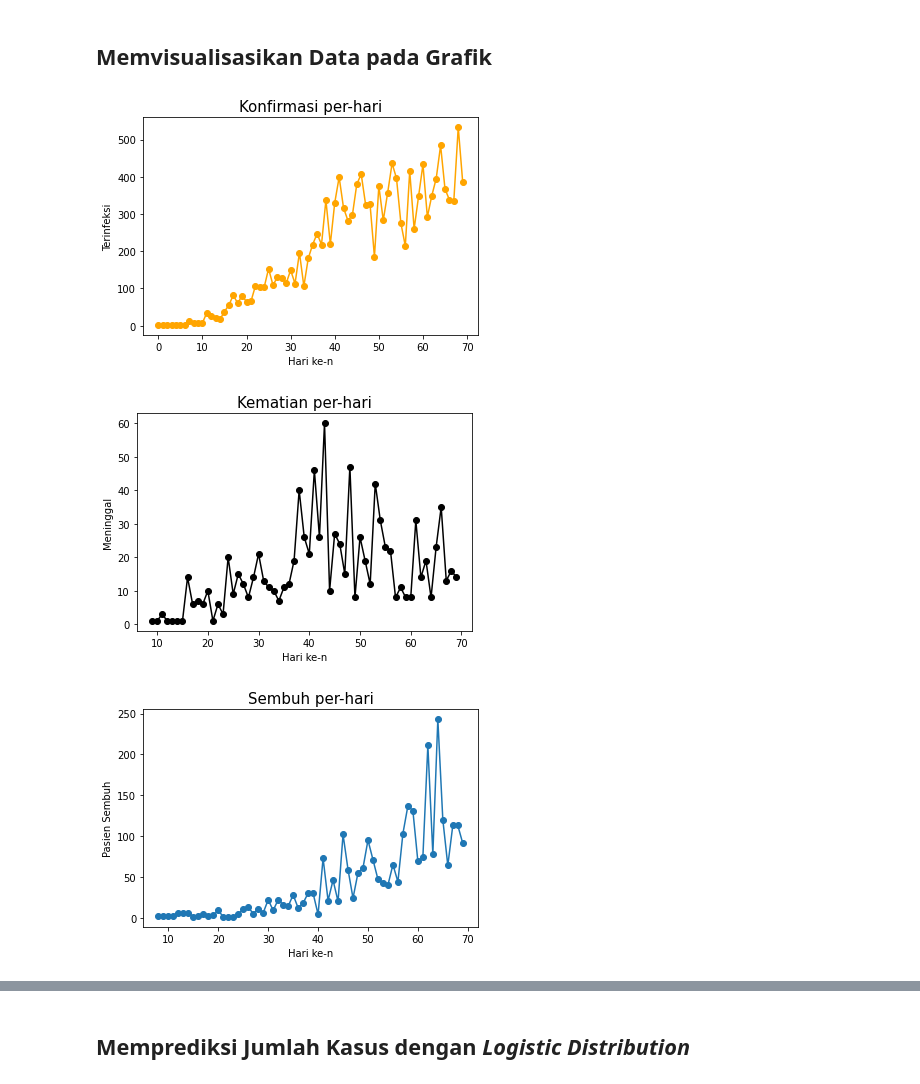
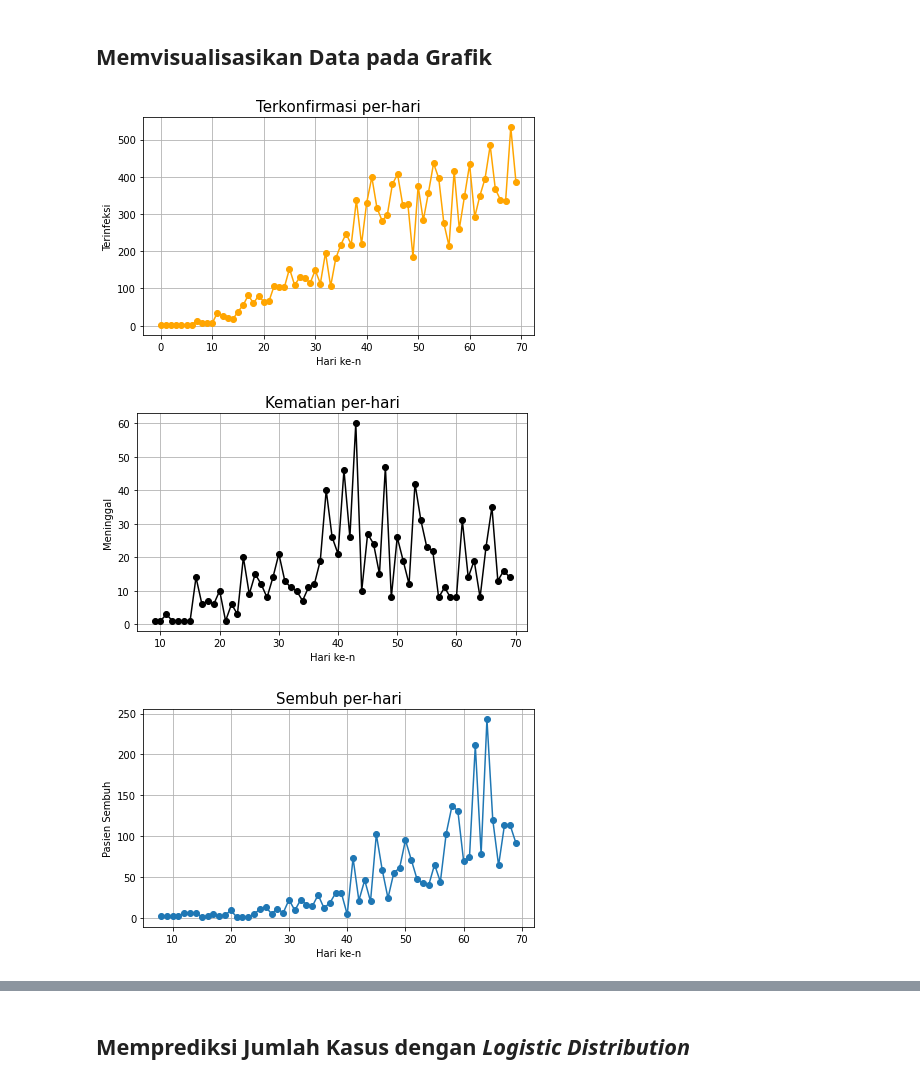
Before and after one commit to Vidi005/COVID-19-Prediciton-Indonesia, a Jupyter notebook: COVID_19_Prediciton_Indonesia.ipynb, the cells around one changed output, grey strips where cells are left out. Drawn from its saved outputs; the diff is of its cells as text; code cells hidden in the pictures.

```diff
--- a/COVID_19_Prediciton_Indonesia.ipynb
+++ b/COVID_19_Prediciton_Indonesia.ipynb
@@ -35,25 +35,31 @@ data=data.rename(columns={"Date": "Tanggal",
 # %% [markdown]
 ## Memvisualisasikan Data pada Grafik
 # %%
+plt.figure(figsize=(7,4))
 plt.plot(data.aggregate("Terkonfirmasi",axis=0), marker="o", color="orange")
 plt.xlabel("Hari ke-n")
 plt.ylabel("Terinfeksi")
-plt.title("Konfirmasi per-hari", size=15)
+plt.title("Terkonfirmasi per-hari", size=15)
+plt.grid(zorder = 0)
 plt.show()
 
+plt.figure(figsize=(7,4))
 plt.plot(data.aggregate("Meninggal",axis=0), marker="o", color="black")
 plt.xlabel("Hari ke-n")
 plt.ylabel("Meninggal")
 plt.title("Kematian per-hari", size=15)
+plt.grid(zorder = 0)
 plt.show()
 
+plt.figure(figsize=(7,4))
 plt.plot(data.aggregate("Sembuh",axis=0), marker='o')
 plt.xlabel("Hari ke-n")
 plt.ylabel("Pasien Sembuh")
 plt.title("Sembuh per-hari", size=15)
+plt.grid(zorder = 0)
 plt.show()
 # %% [output]
-[figure, old version]
+[figure, new version]
-[figure, old version]
+[figure, new version]
-[figure, old version]
+[figure, new version]
 # %%
```
Also changed, not shown: parts of 3 cells of this notebook.
